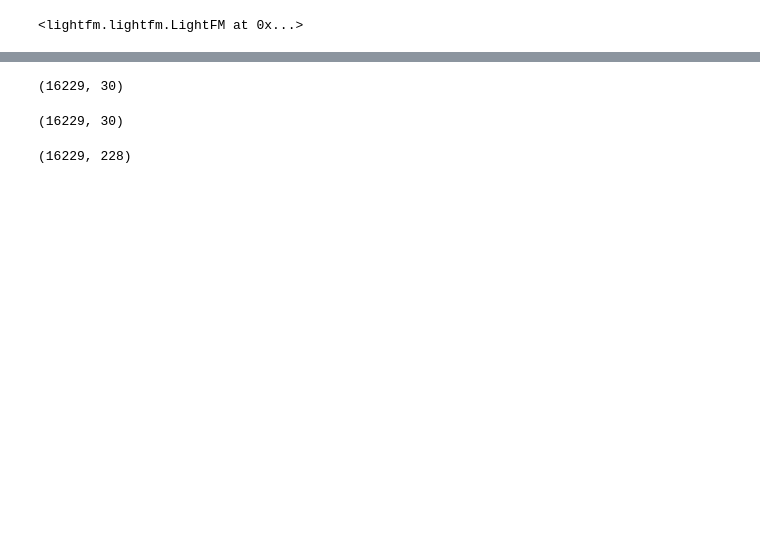
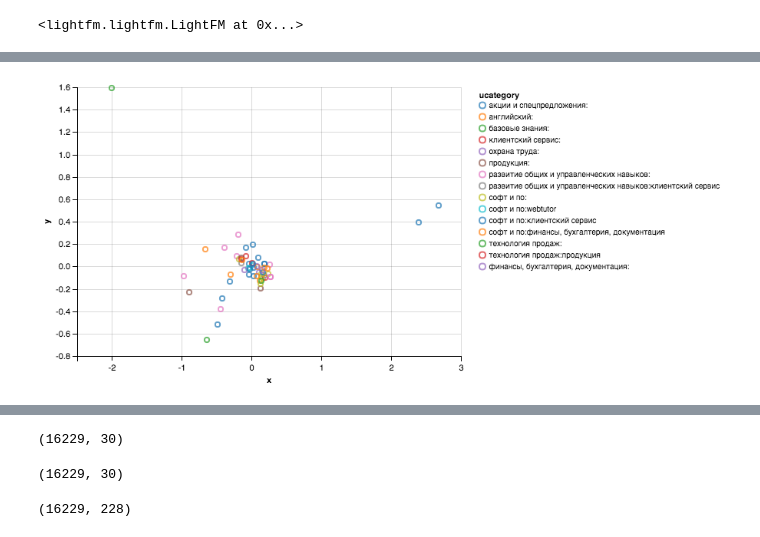
Before and after one commit to dp-cylme/hrhackathon, a Jupyter notebook: notebooks/d61h6ka.ipynb, the cells around one changed output, grey strips where cells are left out. Drawn from its saved outputs; the diff is of its cells as text; code cells hidden in the pictures; blank space fills up the shorter version.

```diff
--- a/notebooks/d61h6ka.ipynb
+++ b/notebooks/d61h6ka.ipynb
@@ -96,0 +125,3 @@ Chart(courses_2d_presentation_df).mark_point().encode(x = 'x', y = 'y')
+# %%
+Chart(courses_2d_presentation_df).mark_point().encode(x = 'x', y = 'y', color='ucategory')
+# %% [output]
@@ -97,3 +129,4 @@ Chart(courses_2d_presentation_df).mark_point().encode(x = 'x', y = 'y')
+[figure, added]
 # %%
 
 users_2d_presentation = PCA(n_components=2).fit_transform(cf_model.user_embeddings)
```
Also changed, not shown: parts of 9 cells of this notebook, 1 other file.
